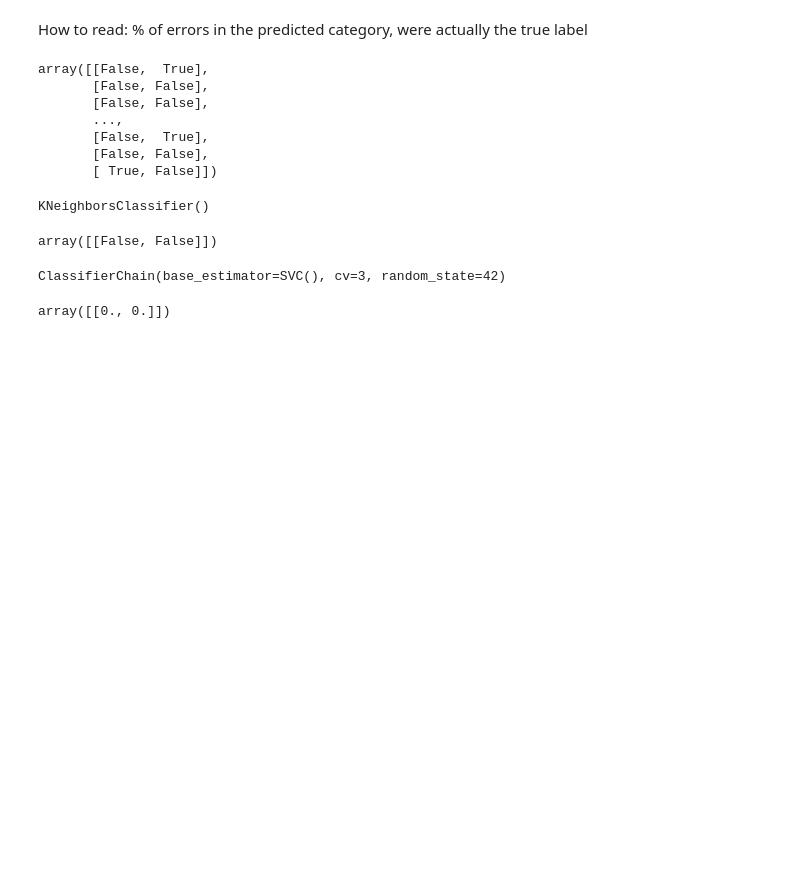
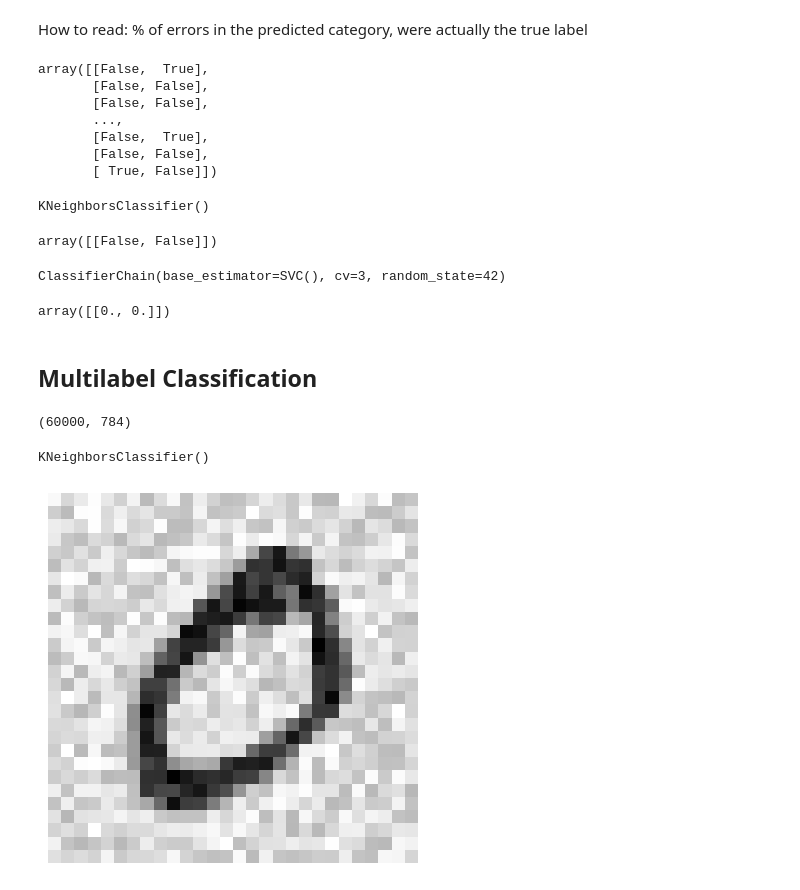
Before and after one commit to JuanPabloRodriguezC/scikit_classification, a Jupyter notebook: digit_classification.ipynb, the cells around one changed output. Cells and saved outputs as stored; diff of their text form; code cells hidden in the pictures; blank space fills up the shorter version.

Commit message:
multioutput classification

```diff
--- a/digit_classification.ipynb
+++ b/digit_classification.ipynb
@@ -393,3 +393,25 @@ ClassifierChain(base_estimator=SVC(), cv=3, random_state=42)
 chain_clf.predict(X_train[1].reshape(1,-1))
 # %% [output]
 array([[0., 0.]])
+# %% [markdown]
+## Multilabel Classification
+# %%
+np.random.seed(42)
+noise = np.random.randint(0, 100, (len(X_train), 784))
+noise.shape
+# %% [output]
+(60000, 784)
+# %%
+X_train_new = X_train + noise
+y_train_new = X_train
+# %%
+mo_clf = KNeighborsClassifier()
+mo_clf.fit(X_train_new, y_train_new)
+# %% [output]
+KNeighborsClassifier()
+# %%
+plt.clf()
+plot_digit(X_train_new[1])
+plt.show()
+# %% [output]
+[figure, added]
```
Also changed, not shown: parts of 2 cells of this notebook.
